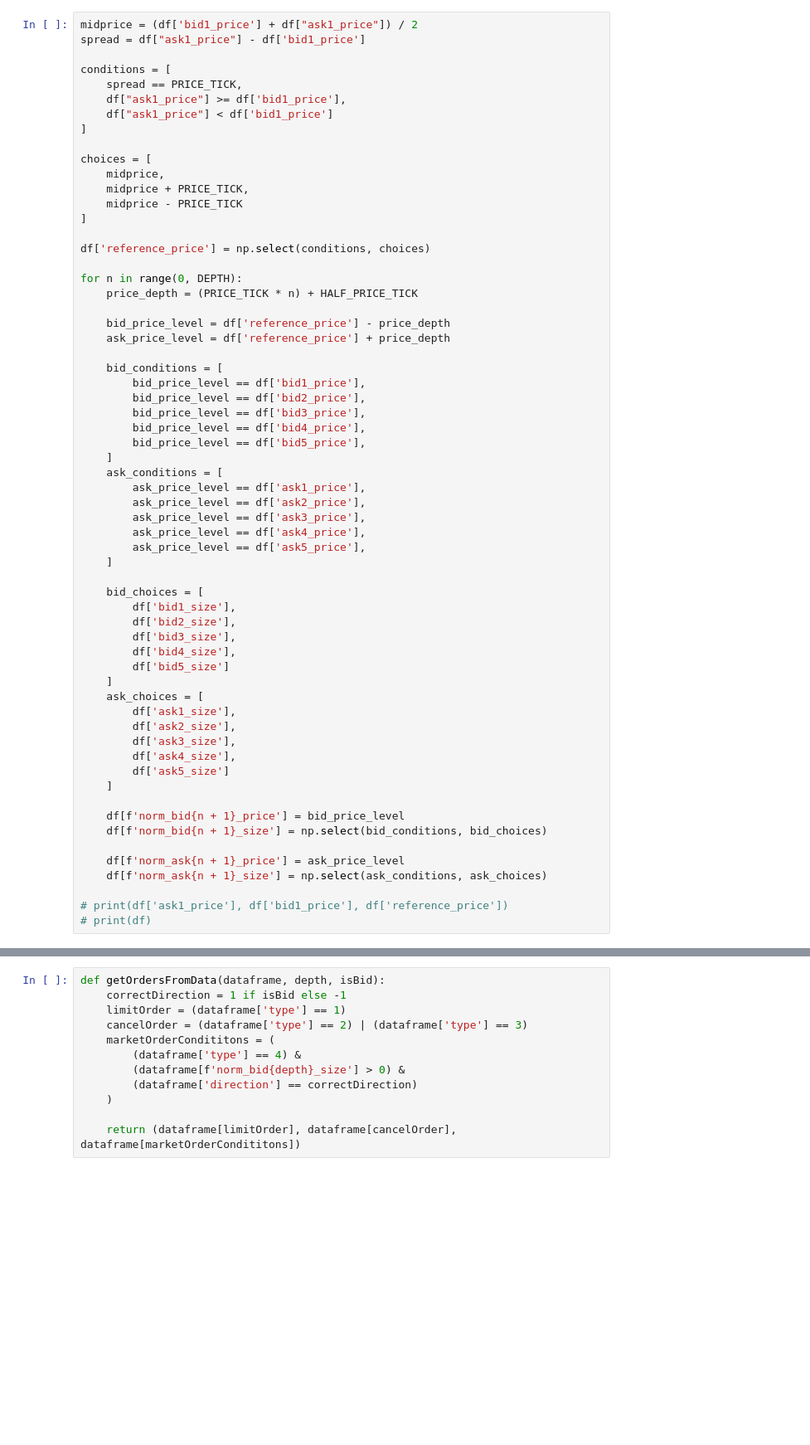
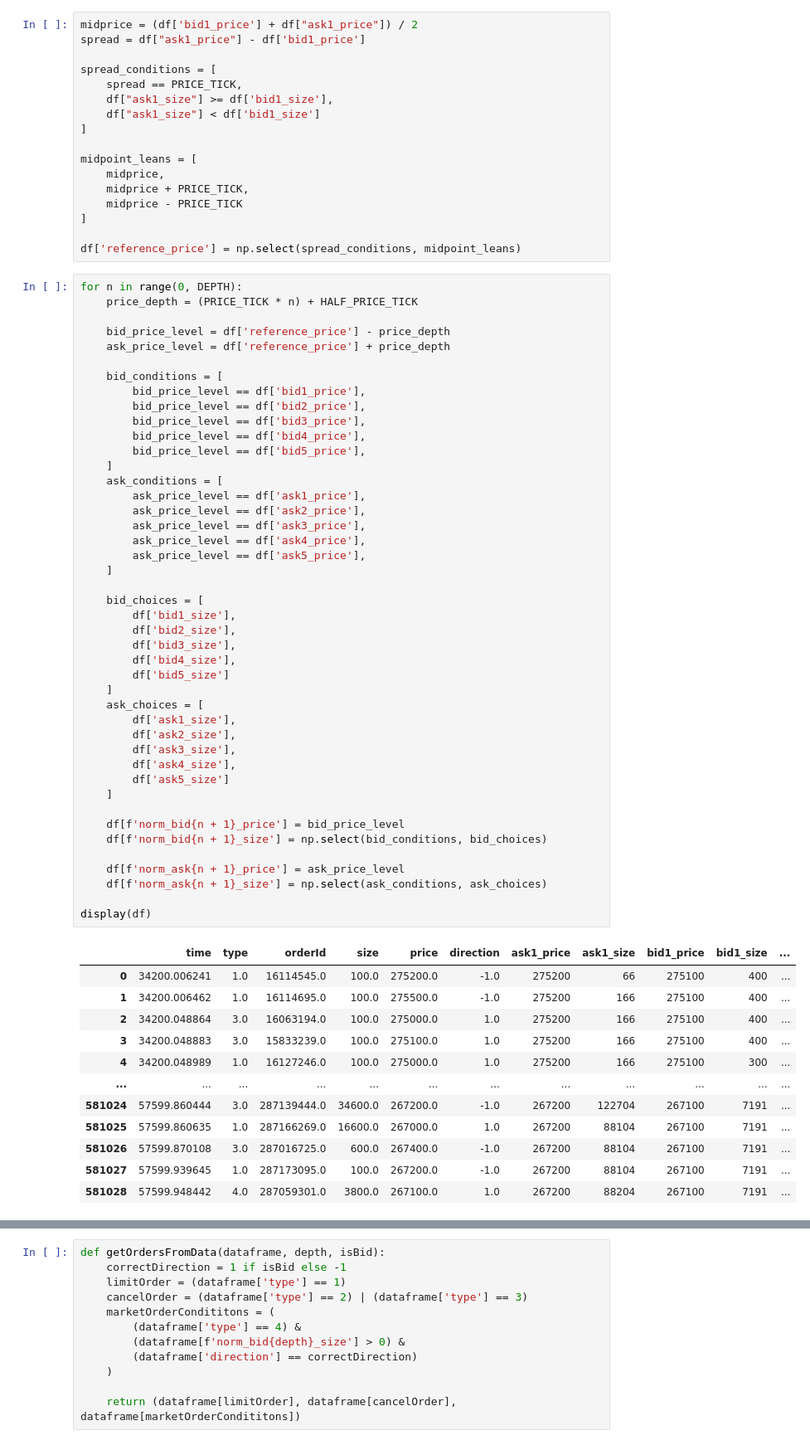
Before and after one commit to TrevorSemeraro/orderbook-simulator, a Jupyter notebook: queue-reactive.ipynb, the cells around one changed output, grey strips where cells are left out. Shown at 83% size. Saved outputs shown, nothing was run; the diff lists cells and outputs as text; blank space fills up the shorter version.

```diff
--- a/queue-reactive.ipynb
+++ b/queue-reactive.ipynb
@@ -80,24 +80,24 @@ ORDER_TYPES = 3
 PRICE_TICK = 100
 HALF_PRICE_TICK = PRICE_TICK / 2
 NORMALIZED_QUEUE_MAX = 100
+# %%
+midprice = (df['bid1_price'] + df["ask1_price"]) / 2
+spread = df["ask1_price"] - df['bid1_price']
+
+spread_conditions = [
+    spread == PRICE_TICK,
+    df["ask1_size"] >= df['bid1_size'],
+    df["ask1_size"] < df['bid1_size']
+]
+
+midpoint_leans = [
+    midprice,
+    midprice + PRICE_TICK,
+    midprice - PRICE_TICK
+]
+
+df['reference_price'] = np.select(spread_conditions, midpoint_leans)
 # %%
-midprice = (df['bid1_price'] + df["ask1_price"]) / 2
-spread = df["ask1_price"] - df['bid1_price']
-
-conditions = [
-    spread == PRICE_TICK,
-    df["ask1_price"] >= df['bid1_price'],
-    df["ask1_price"] < df['bid1_price']
-]
-
-choices = [
-    midprice,
-    midprice + PRICE_TICK,
-    midprice - PRICE_TICK
-]
-
-df['reference_price'] = np.select(conditions, choices)
-
 for n in range(0, DEPTH):
     price_depth = (PRICE_TICK * n) + HALF_PRICE_TICK
 
@@ -113,32 +113,44 @@ for n in range(0, DEPTH):
     ]
     ask_conditions = [
         ask_price_level == df['ask1_price'],
         ask_price_level == df['ask2_price'],
         ask_price_level == df['ask3_price'],
         ask_price_level == df['ask4_price'],
         ask_price_level == df['ask5_price'],
     ]
 
     bid_choices = [
         df['bid1_size'],
         df['bid2_size'],
         df['bid3_size'],
         df['bid4_size'],
         df['bid5_size']
     ]
     ask_choices = [
         df['ask1_size'],
         df['ask2_size'],
         df['ask3_size'],
         df['ask4_size'],
         df['ask5_size']
     ]
 
     df[f'norm_bid{n + 1}_price'] = bid_price_level
     df[f'norm_bid{n + 1}_size'] = np.select(bid_conditions, bid_choices)
 
     df[f'norm_ask{n + 1}_price'] = ask_price_level
     df[f'norm_ask{n + 1}_size'] = np.select(ask_conditions, ask_choices)
 
-# print(df['ask1_price'], df['bid1_price'], df['reference_price'])
-# print(df)
+display(df)
+# %% [output]
+|  | time | type | orderId | size | price | direction | ask1_price | ask1_size | bid1_price | bid1_size | ... |
+| 0 | 34200.006241 | 1.0 | 16114545.0 | 100.0 | 275200.0 | -1.0 | 275200 | 66 | 275100 | 400 | ... |
+| 1 | 34200.006462 | 1.0 | 16114695.0 | 100.0 | 275500.0 | -1.0 | 275200 | 166 | 275100 | 400 | ... |
+| 2 | 34200.048864 | 3.0 | 16063194.0 | 100.0 | 275000.0 | 1.0 | 275200 | 166 | 275100 | 400 | ... |
+| 3 | 34200.048883 | 3.0 | 15833239.0 | 100.0 | 275100.0 | 1.0 | 275200 | 166 | 275100 | 400 | ... |
+| 4 | 34200.048989 | 1.0 | 16127246.0 | 100.0 | 275000.0 | 1.0 | 275200 | 166 | 275100 | 300 | ... |
+| ... | ... | ... | ... | ... | ... | ... | ... | ... | ... | ... | ... |
+| 581024 | 57599.860444 | 3.0 | 287139444.0 | 34600.0 | 267200.0 | -1.0 | 267200 | 122704 | 267100 | 7191 | ... |
+| 581025 | 57599.860635 | 1.0 | 287166269.0 | 16600.0 | 267000.0 | 1.0 | 267200 | 88104 | 267100 | 7191 | ... |
+| 581026 | 57599.870108 | 3.0 | 287016725.0 | 600.0 | 267400.0 | -1.0 | 267200 | 88104 | 267100 | 7191 | ... |
+| 581027 | 57599.939645 | 1.0 | 287173095.0 | 100.0 | 267200.0 | -1.0 | 267200 | 88104 | 267100 | 7191 | ... |
+| 581028 | 57599.948442 | 4.0 | 287059301.0 | 3800.0 | 267100.0 | 1.0 | 267200 | 88204 | 267100 | 7191 | ... |
```
Also changed, not shown: parts of 10 cells of this notebook, 48 other files.
